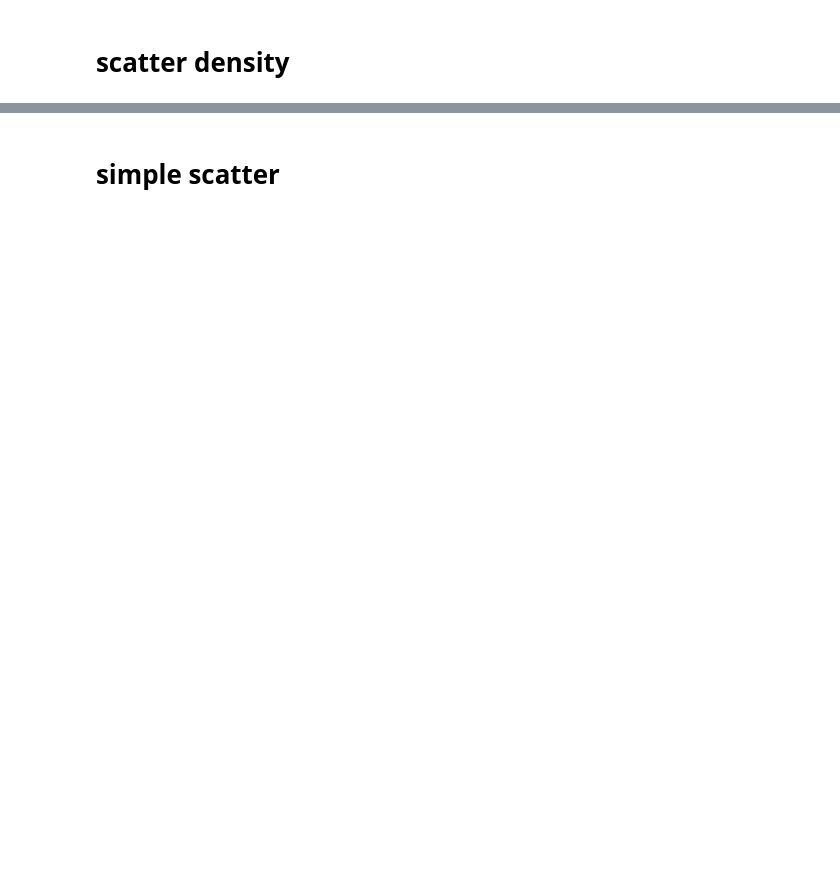
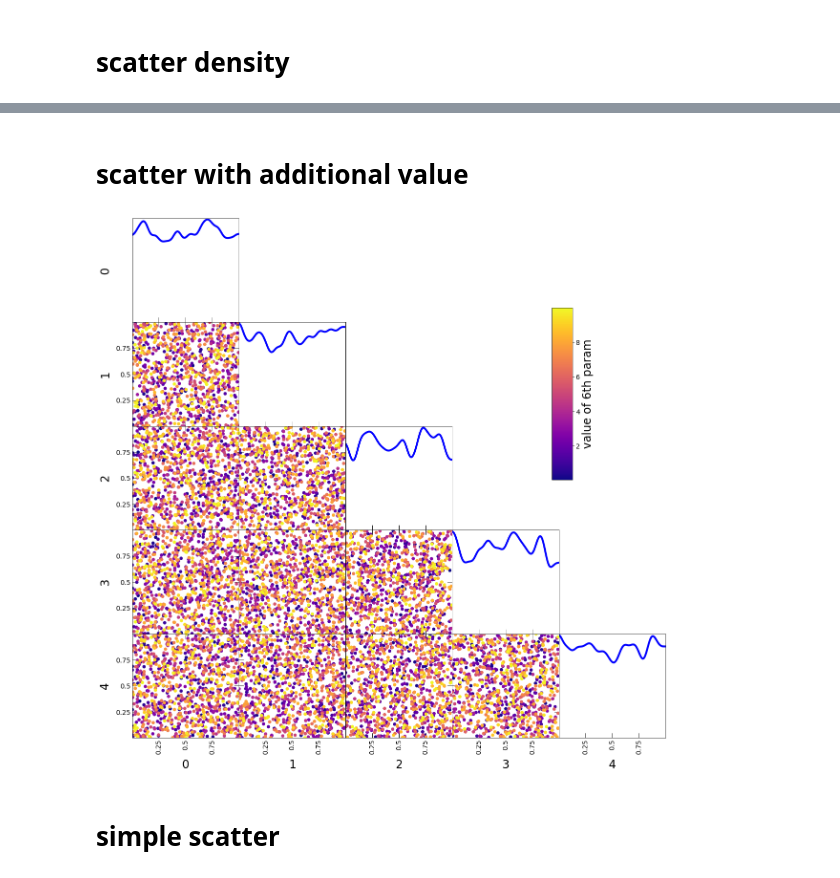
Before and after one commit to tomaszkacprzak/trianglechain, a Jupyter notebook: demo/demo_plot_types.ipynb, the cells around one changed output, grey strips where cells are left out. Drawn from its saved outputs; the diff is of its cells as text; code cells hidden in the pictures; blank space fills up the shorter version.

```diff
--- a/demo/demo_plot_types.ipynb
+++ b/demo/demo_plot_types.ipynb
@@ -61,3 +61,12 @@ tri.scatter_density(samples1, cmap=plt.cm.inferno);
+# %% [markdown]
+# scatter with additional value
+# %%
+samples = np.random.rand(1000, 5)
+prob = np.random.rand(1000)*10
+tri = TriangleChain(colorbar=True, colorbar_label="value of 6th param")
+tri.scatter_prob(samples, prob=prob, normalize_prob=False);
+# %% [output]
+[figure, added]
 # %% [markdown]
 # simple scatter
 # %%
```
Also changed, not shown: parts of 4 cells of this notebook, 5 other files.
